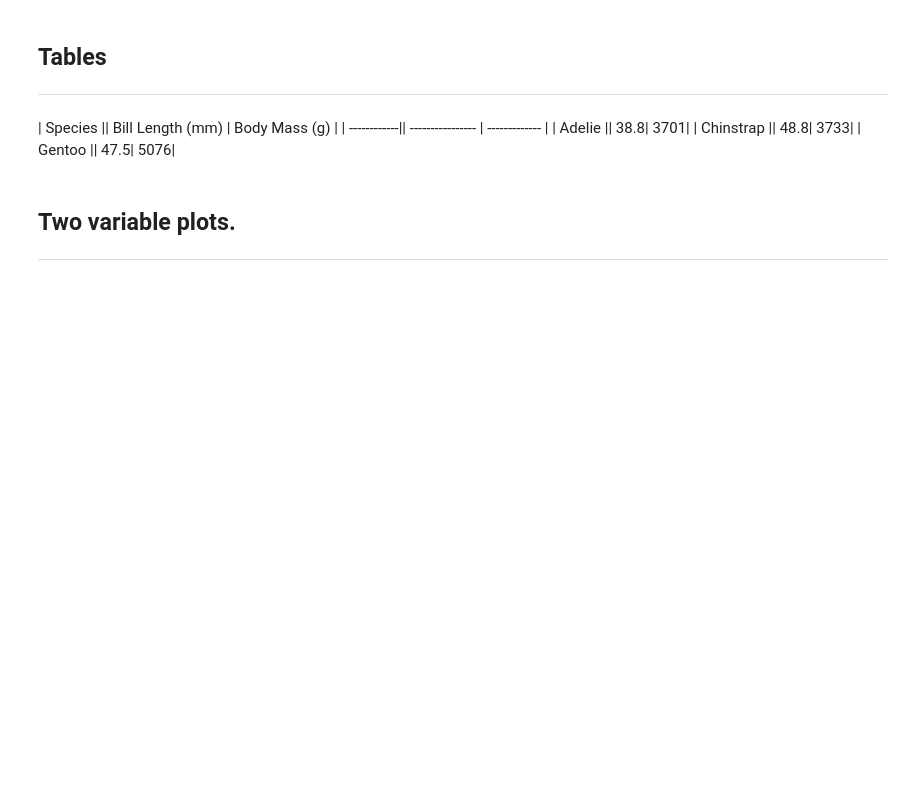
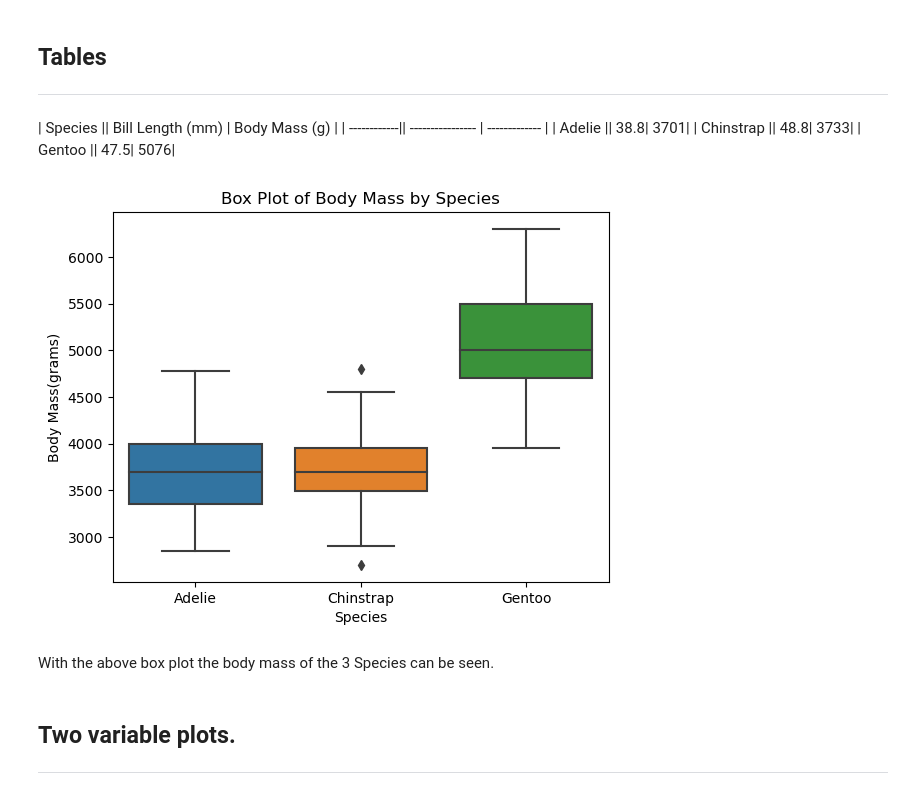
Before and after one commit to Roisin2/mywork, a Jupyter notebook: penguins.ipynb, the cells around one changed output. Drawn from its saved outputs; the diff is of its cells as text; code cells hidden in the pictures; blank space fills up the shorter version.

```diff
--- a/penguins.ipynb
+++ b/penguins.ipynb
@@ -152,6 +170,17 @@ Now with the information above we can see there were 342 penguins.
 | Adelie      ||              38.8|           3701|
 | Chinstrap   ||              48.8|           3733|
 | Gentoo      ||              47.5|           5076|
+# %%
+# Generate a box plot to show the body mass by species  (seaborn used to create the box plot)
+sns.boxplot(data=df, x='species', y='body_mass_g')
+plt.xlabel('Species')
+plt.ylabel('Body Mass(grams)')
+plt.title('Box Plot of Body Mass by Species')
+plt.show()
+# %% [output]
+[figure, added]
+# %% [markdown]
+With the above box plot the body mass of the 3 Species can be seen.
 # %% [markdown]
 ## Two variable plots.
 ***
```
Also changed, not shown: parts of 12 cells of this notebook, 1 other file.
